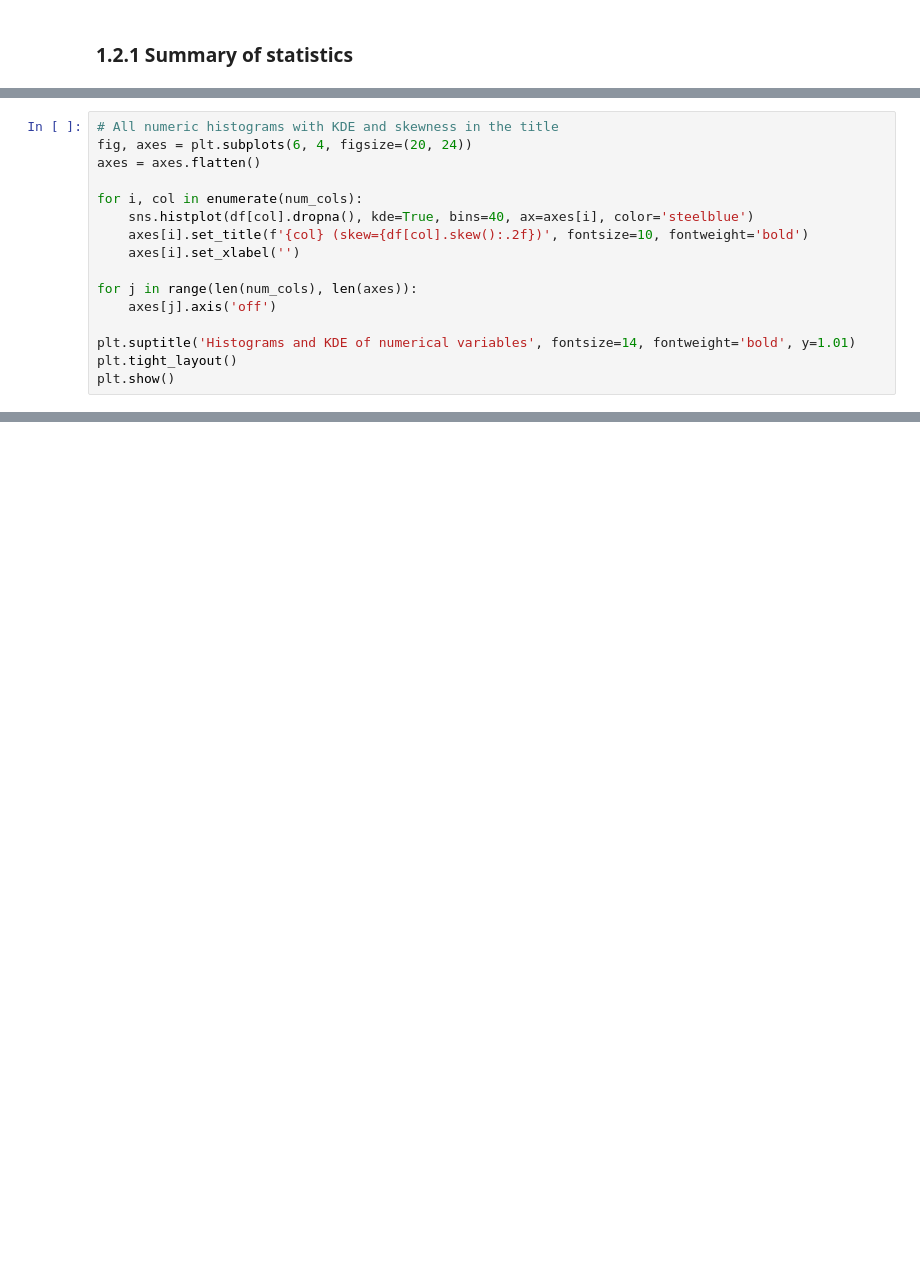
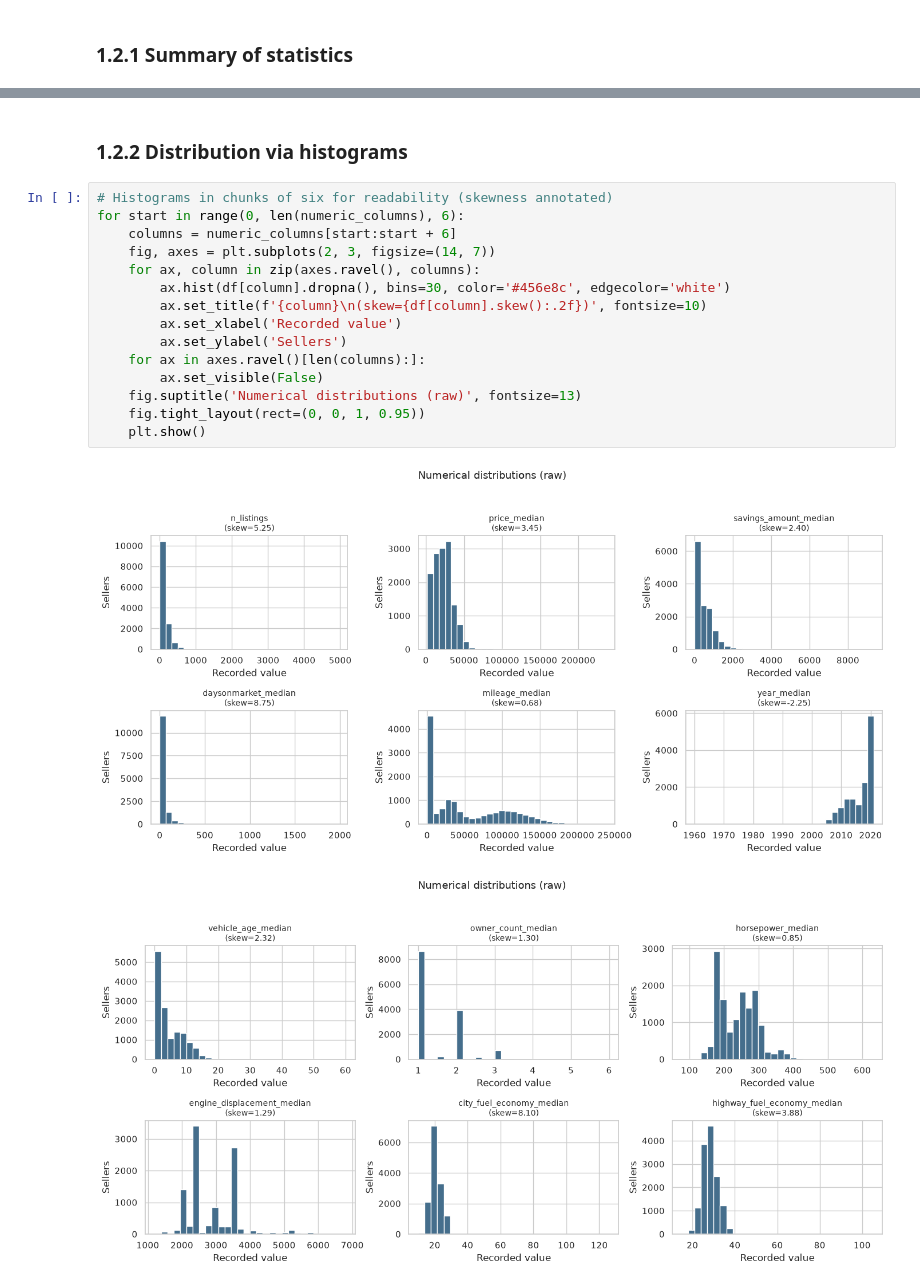
Before and after one commit to iqbalzain99/data-mining_unipi_1_2026, a Jupyter notebook: project/merged_1_2_distribution.ipynb, the cells around one changed output, grey strips where cells are left out. Cells and saved outputs as stored; diff of their text form; blank space fills up the shorter version.

```diff
--- a/project/merged_1_2_distribution.ipynb
+++ b/project/merged_1_2_distribution.ipynb
@@ -100,16 +79,0 @@ low      2579       18.63
-# %%
-# All numeric histograms with KDE and skewness in the title
-fig, axes = plt.subplots(6, 4, figsize=(20, 24))
-axes = axes.flatten()
-
-for i, col in enumerate(num_cols):
-    sns.histplot(df[col].dropna(), kde=True, bins=40, ax=axes[i], color='steelblue')
-    axes[i].set_title(f'{col} (skew={df[col].skew():.2f})', fontsize=10, fontweight='bold')
-    axes[i].set_xlabel('')
-
-for j in range(len(num_cols), len(axes)):
-    axes[j].axis('off')
-
-plt.suptitle('Histograms and KDE of numerical variables', fontsize=14, fontweight='bold', y=1.01)
-plt.tight_layout()
-plt.show()
@@ -187,0 +139,20 @@ plt.show()
+# %% [markdown]
+### 1.2.2 Distribution via histograms
+# %%
+# Histograms in chunks of six for readability (skewness annotated)
+for start in range(0, len(numeric_columns), 6):
+    columns = numeric_columns[start:start + 6]
+    fig, axes = plt.subplots(2, 3, figsize=(14, 7))
+    for ax, column in zip(axes.ravel(), columns):
+        ax.hist(df[column].dropna(), bins=30, color='#456e8c', edgecolor='white')
+        ax.set_title(f'{column}\n(skew={df[column].skew():.2f})', fontsize=10)
+        ax.set_xlabel('Recorded value')
+        ax.set_ylabel('Sellers')
+    for ax in axes.ravel()[len(columns):]:
+        ax.set_visible(False)
+    fig.suptitle('Numerical distributions (raw)', fontsize=13)
+    fig.tight_layout(rect=(0, 0, 1, 0.95))
+    plt.show()
+# %% [output]
+[figure, added]
+[figure, added]
```
Also changed, not shown: parts of 28 cells of this notebook.
